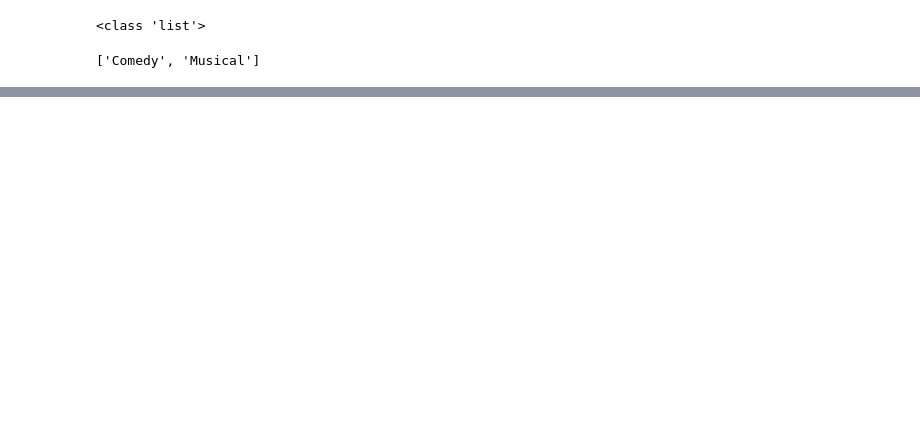
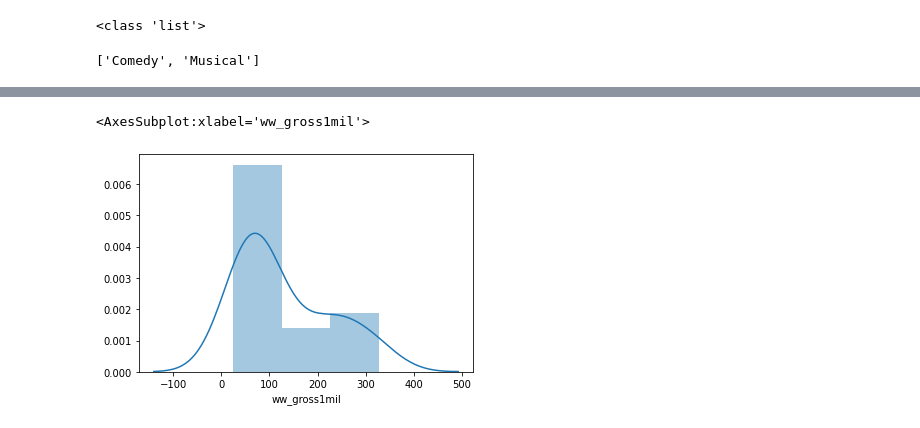
Before and after one commit to zero731/dsc-mod-1-project-v2-1-onl01-dtsc-ft-070620, a Jupyter notebook: student.ipynb, the cells around one changed output, grey strips where cells are left out. Drawn from its saved outputs; the diff is of its cells as text; code cells hidden in the pictures; blank space fills up the shorter version.

```diff
--- a/student.ipynb
+++ b/student.ipynb
@@ -1516,0 +619,15 @@ csv_to_sqlite.write_csv(input_files, "output.sqlite", options)
+# %%
+## use ea item in the list to make cols in df and fill that column with boolean if is/is not that genre
+for genre in all_genres_list:
+    med_financial_df[genre] = med_financial_df['genres'].str.contains(genre)
+# %%
+## add a column for the number of genres a movie spans
+
+## new 'genre_count' col is filled with the sum of all T/F values across all the genre cols for that row
+## (axis=1 specifies to add across the row rather than down the col)
+med_financial_df['genre_count'] = med_financial_df[all_genres_list].sum(axis=1)
+
+## convert startYear into integers
+med_financial_df['startYear'] = med_financial_df['startYear'].astype(int)
+
+med_financial_df.info()
@@ -1516,0 +652,3 @@ csv_to_sqlite.write_csv(input_files, "output.sqlite", options)
+# %%
+financial_explode_genre = med_financial_df.explode('genre_list')
+financial_explode_genre.head()
@@ -1516,0 +665,3 @@ csv_to_sqlite.write_csv(input_files, "output.sqlite", options)
+# %%
+all_genres_means = financial_explode_genre.groupby('genre_list').mean()
+all_genres_means.head()
@@ -1516,0 +677,5 @@ csv_to_sqlite.write_csv(input_files, "output.sqlite", options)
+# %%
+sns.distplot(all_genres_means['ww_gross1mil'])
+# %% [output]
+<AxesSubplot:xlabel='ww_gross1mil'>
+[figure, added]
```
Also changed, not shown: parts of 187 cells of this notebook.
